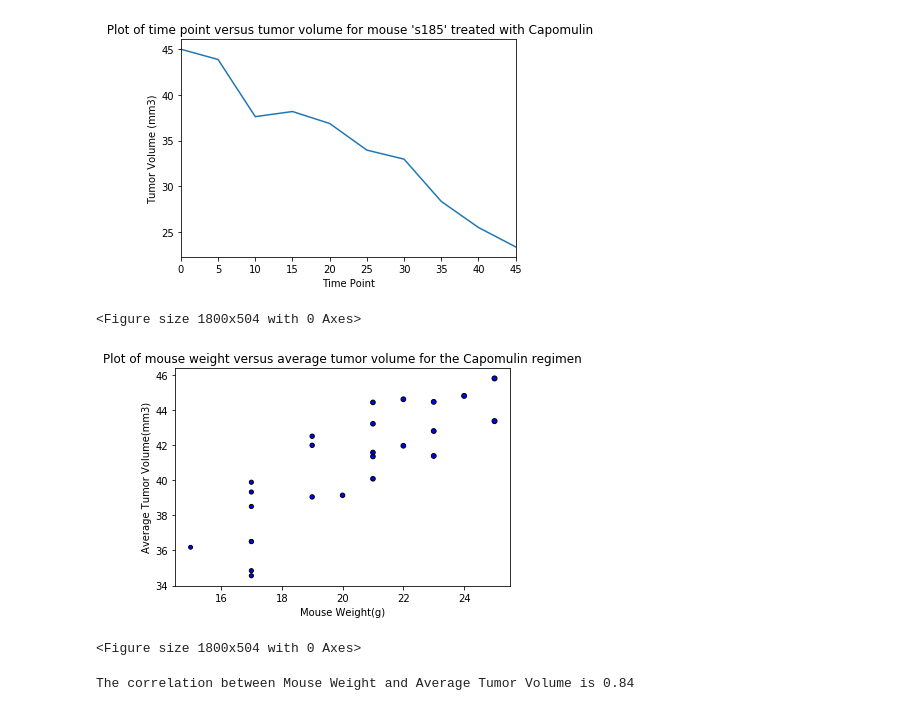
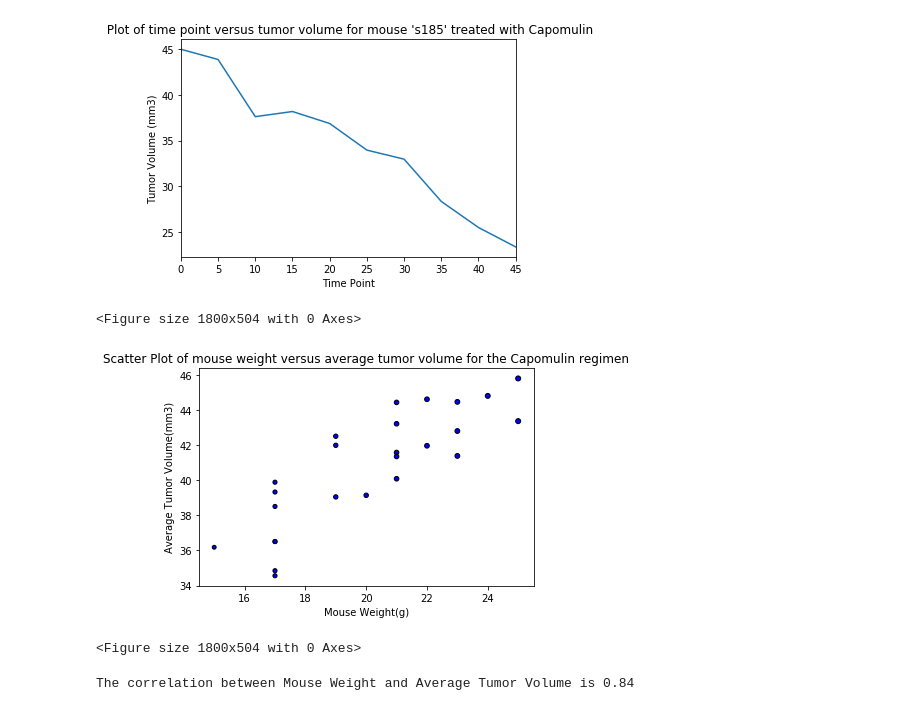
Before and after one commit to vijay-mygit/Matplotlib---Project, a Jupyter notebook: Pymaceuticals/Mycode_pymaceuticals.ipynb, the cells around one changed output. Drawn from its saved outputs; the diff is of its cells as text; code cells hidden in the pictures.

```diff
--- a/Pymaceuticals/Mycode_pymaceuticals.ipynb
+++ b/Pymaceuticals/Mycode_pymaceuticals.ipynb
@@ -213,20 +210,18 @@ file_Capomulin_s185
 # %%
 # Generate a scatter plot of mouse weight versus average tumor volume for the Capomulin regimen
 file_Capomulin = file.loc[file["Drug Regimen"]=="Capomulin",:]
 file_Capomulin_avg = file_Capomulin.groupby("Mouse ID")["Tumor Volume (mm3)"].mean()
 file_Capomulin_weight = file_Capomulin.groupby("Mouse ID")["Weight (g)"].mean()
 file_summary_Cap = pd.DataFrame({"Mouse Weight":file_Capomulin_weight,"Average Tumor Volume (mm3)":file_Capomulin_avg})
-file_summary_Cap
 plt.scatter(file_Capomulin_weight, file_Capomulin_avg, marker="o", facecolors="blue", edgecolors="black",
             s=file_Capomulin_weight, alpha=1)
 plt.xlabel("Mouse Weight(g)")
 plt.ylabel("Average Tumor Volume(mm3)")
-plt.title("Plot of mouse weight versus average tumor volume for the Capomulin regimen")
-#plt.tight_layout()
+plt.title("Scatter Plot of mouse weight versus average tumor volume for the Capomulin regimen")
 plt.figure(figsize=(25,7))
 # %% [output]
 <Figure size 1800x504 with 0 Axes>
-[figure, old version]
+[figure, new version]
 <Figure size 1800x504 with 0 Axes>
 # %%
 # Calculate the correlation coefficient and linear regression model for mouse weight and average tumor volume for the Capomulin regimen
```
Also changed, not shown: parts of 5 cells of this notebook.
